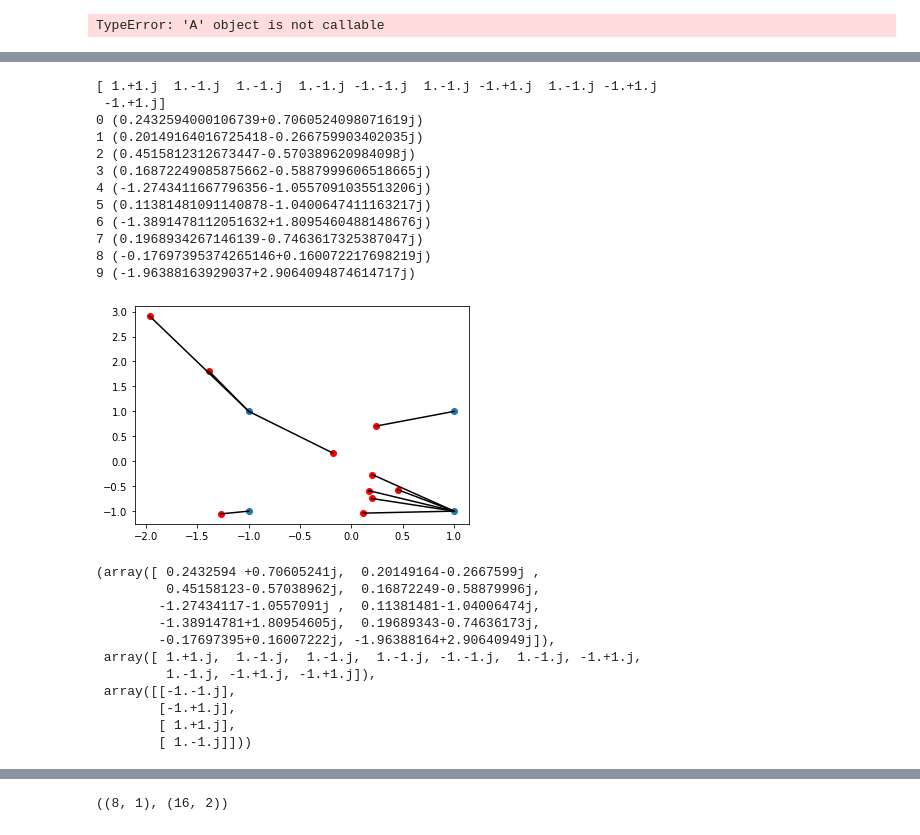
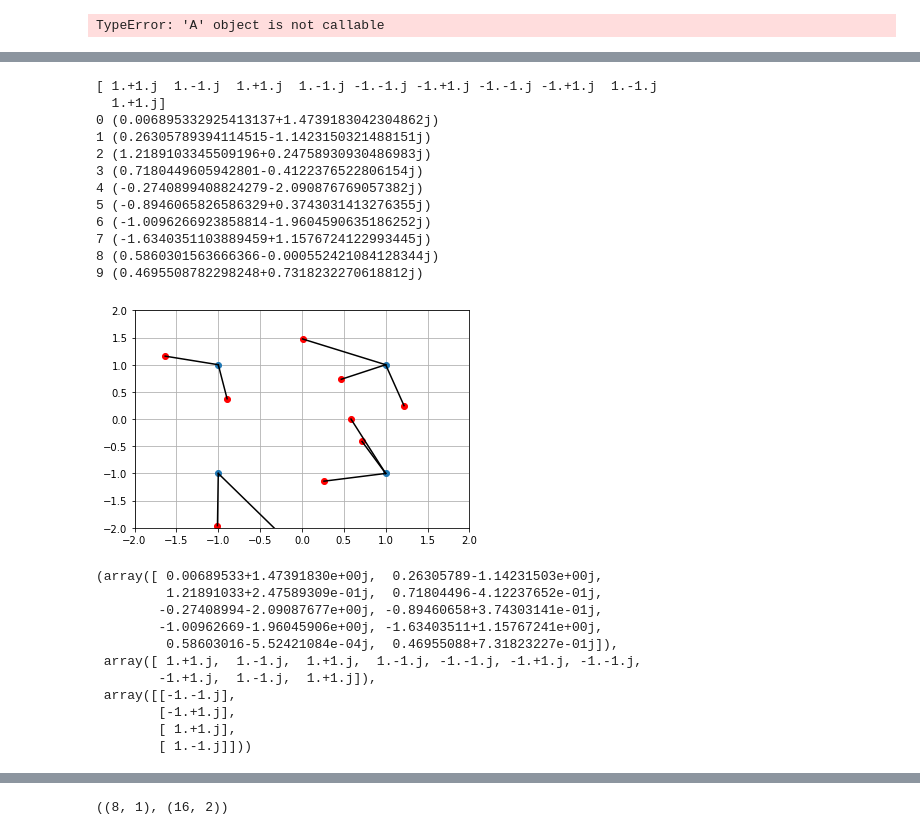
Before and after one commit to IISL-HYU/comm, a Jupyter notebook: practice.ipynb, the cells around one changed output, grey strips where cells are left out. Saved outputs shown, nothing was run; the diff lists cells and outputs as text; code cells hidden in the pictures.

```diff
--- a/practice.ipynb
+++ b/practice.ipynb
@@ -346,48 +348,53 @@ plt.plot(x_r, x_i, 'o')
 # %%
 cpoints = np.array([
     -1-1j,
     -1+1j,
     1+1j,
     1-1j,
 ])
 plt.plot(cpoints.real, cpoints.imag, 'o')
 plt.plot(x_r, x_i, 'or')
 
 compare = np.abs(x - cpoints.reshape(-1, 1))
 dets = np.array([cpoints[i] for i in np.argmin(compare, axis=0)])
 print(dets)
 
 for i, cp in enumerate(x):
     print(i, cp)
     plt.plot([dets[i].real, cp.real], [dets[i].imag, cp.imag], 'k-')
+
+plt.grid()
+plt.xlim([-2, 2])
+plt.ylim([-2, 2])
+plt.show()
 # %% [output]
-[ 1.+1.j  1.-1.j  1.-1.j  1.-1.j -1.-1.j  1.-1.j -1.+1.j  1.-1.j -1.+1.j
- -1.+1.j]
-0 (0.2432594000106739+0.7060524098071619j)
-1 (0.20149164016725418-0.266759903402035j)
-2 (0.4515812312673447-0.570389620984098j)
-3 (0.16872249085875662-0.5887999606518665j)
-4 (-1.2743411667796356-1.0557091035513206j)
-5 (0.11381481091140878-1.0400647411163217j)
-6 (-1.3891478112051632+1.8095460488148676j)
-7 (0.1968934267146139-0.7463617325387047j)
-8 (-0.17697395374265146+0.160072217698219j)
-9 (-1.96388163929037+2.9064094874614717j)
+[ 1.+1.j  1.-1.j  1.+1.j  1.-1.j -1.-1.j -1.+1.j -1.-1.j -1.+1.j  1.-1.j
+  1.+1.j]
+0 (0.006895332925413137+1.4739183042304862j)
+1 (0.26305789394114515-1.1423150321488151j)
+2 (1.2189103345509196+0.24758930930486983j)
+3 (0.7180449605942801-0.4122376522806154j)
+4 (-0.2740899408824279-2.090876769057382j)
+5 (-0.8946065826586329+0.3743031413276355j)
+6 (-1.0096266923858814-1.9604590635186252j)
+7 (-1.6340351103889459+1.1576724122993445j)
+8 (0.5860301563666366-0.000552421084128344j)
+9 (0.4695508782298248+0.7318232270618812j)
-[figure, old version]
+[figure, new version]
 # %%
-c = 10
+c = 2
 x_estimated = x
 x_detected = dets
 x_exact = cpoints.reshape(-1, 1)
 x_estimated, x_detected, x_exact
 # %% [output]
-(array([ 0.2432594 +0.70605241j,  0.20149164-0.2667599j ,
-         0.45158123-0.57038962j,  0.16872249-0.58879996j,
-        -1.27434117-1.0557091j ,  0.11381481-1.04006474j,
-        -1.38914781+1.80954605j,  0.19689343-0.74636173j,
-        -0.17697395+0.16007222j, -1.96388164+2.90640949j]),
- array([ 1.+1.j,  1.-1.j,  1.-1.j,  1.-1.j, -1.-1.j,  1.-1.j, -1.+1.j,
-         1.-1.j, -1.+1.j, -1.+1.j]),
+(array([ 0.00689533+1.47391830e+00j,  0.26305789-1.14231503e+00j,
+         1.21891033+2.47589309e-01j,  0.71804496-4.12237652e-01j,
+        -0.27408994-2.09087677e+00j, -0.89460658+3.74303141e-01j,
+        -1.00962669-1.96045906e+00j, -1.63403511+1.15767241e+00j,
+         0.58603016-5.52421084e-04j,  0.46955088+7.31823227e-01j]),
+ array([ 1.+1.j,  1.-1.j,  1.+1.j,  1.-1.j, -1.-1.j, -1.+1.j, -1.-1.j,
+        -1.+1.j,  1.-1.j,  1.+1.j]),
  array([[-1.-1.j],
         [-1.+1.j],
         [ 1.+1.j],
```
Also changed, not shown: parts of 11 cells of this notebook.
